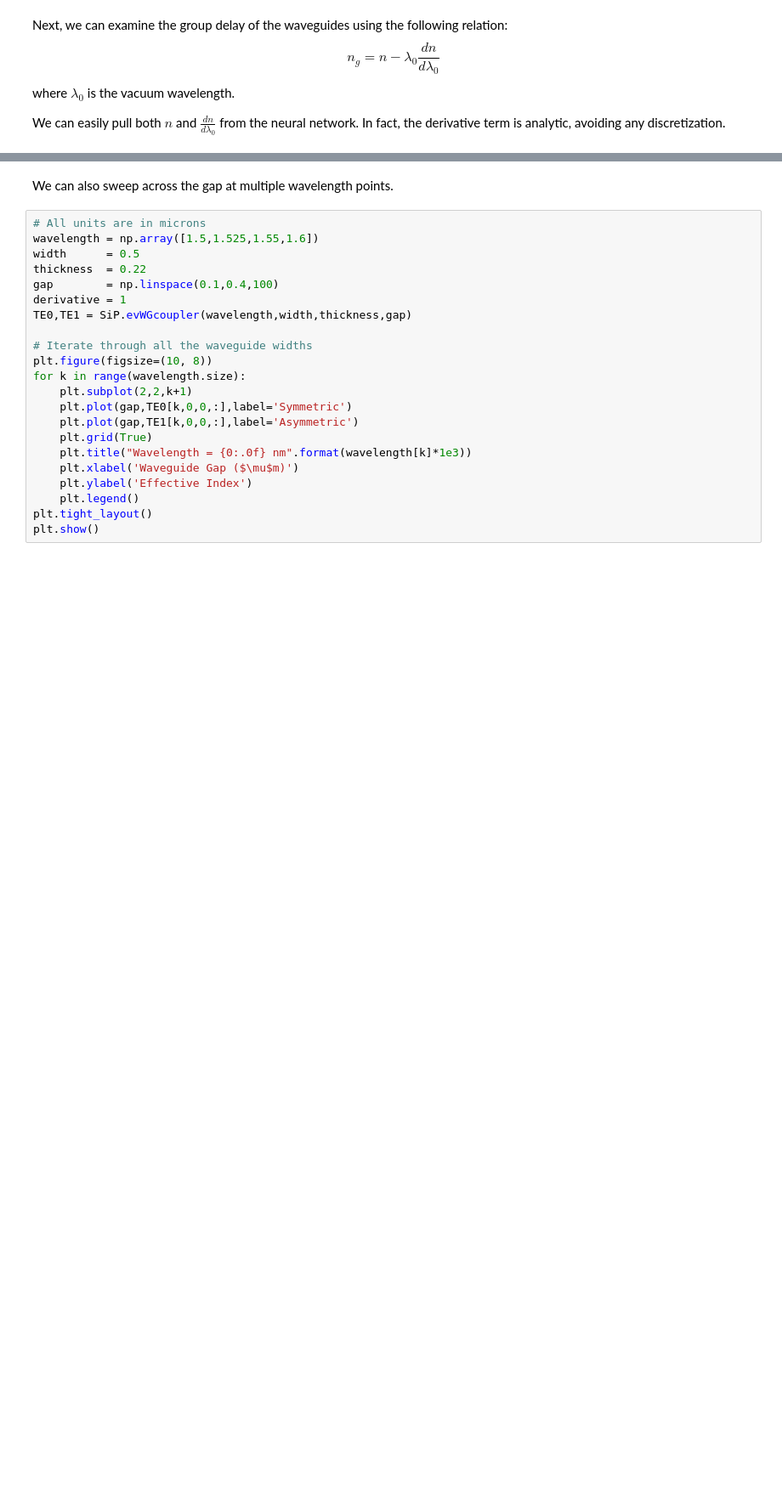
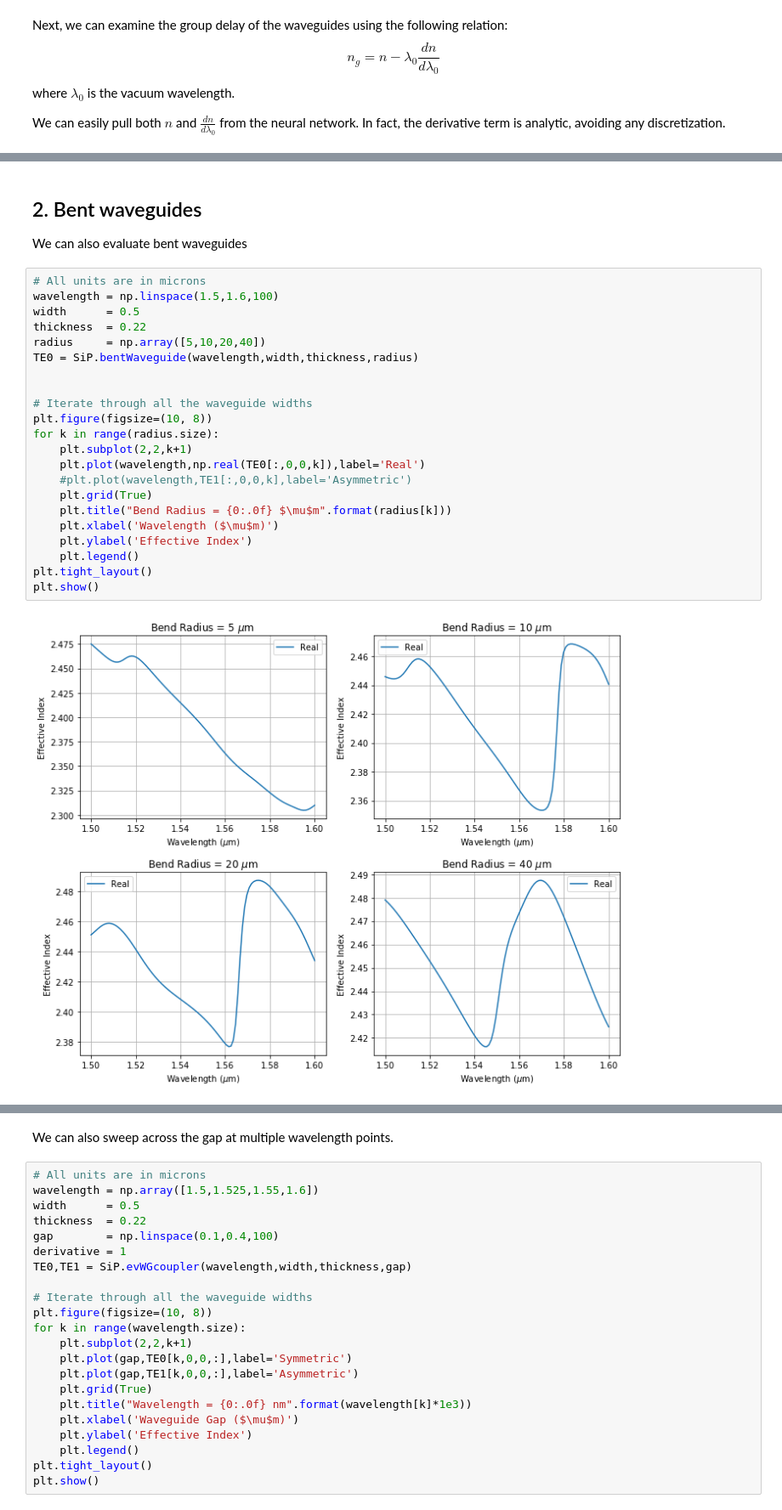
Before and after one commit to BYUCamachoLab/SiPANN, a Jupyter notebook: examples/waveguide.ipynb, the cells around one changed output, grey strips where cells are left out. Shown at 85% size. Cells and saved outputs as stored; diff of their text form; blank space fills up the shorter version.

```diff
--- a/examples/waveguide.ipynb
+++ b/examples/waveguide.ipynb
@@ -121,0 +126,28 @@ plt.show()
+# %% [markdown]
+## 2. Bent waveguides
+
+We can also evaluate bent waveguides
+# %%
+# All units are in microns
+wavelength = np.linspace(1.5,1.6,100)
+width      = 0.5
+thickness  = 0.22
+radius     = np.array([5,10,20,40])
+TE0 = SiP.bentWaveguide(wavelength,width,thickness,radius)
+
+
+# Iterate through all the waveguide widths
+plt.figure(figsize=(10, 8))
+for k in range(radius.size):
+    plt.subplot(2,2,k+1)
+    plt.plot(wavelength,np.real(TE0[:,0,0,k]),label='Real')
+    #plt.plot(wavelength,TE1[:,0,0,k],label='Asymmetric')
+    plt.grid(True)
+    plt.title("Bend Radius = {0:.0f} $\mu$m".format(radius[k]))
+    plt.xlabel('Wavelength ($\mu$m)')
+    plt.ylabel('Effective Index')
+    plt.legend()
+plt.tight_layout()
+plt.show()
+# %% [output]
+[figure, added]
```
Also changed, not shown: parts of 8 cells of this notebook, 4 other files.
